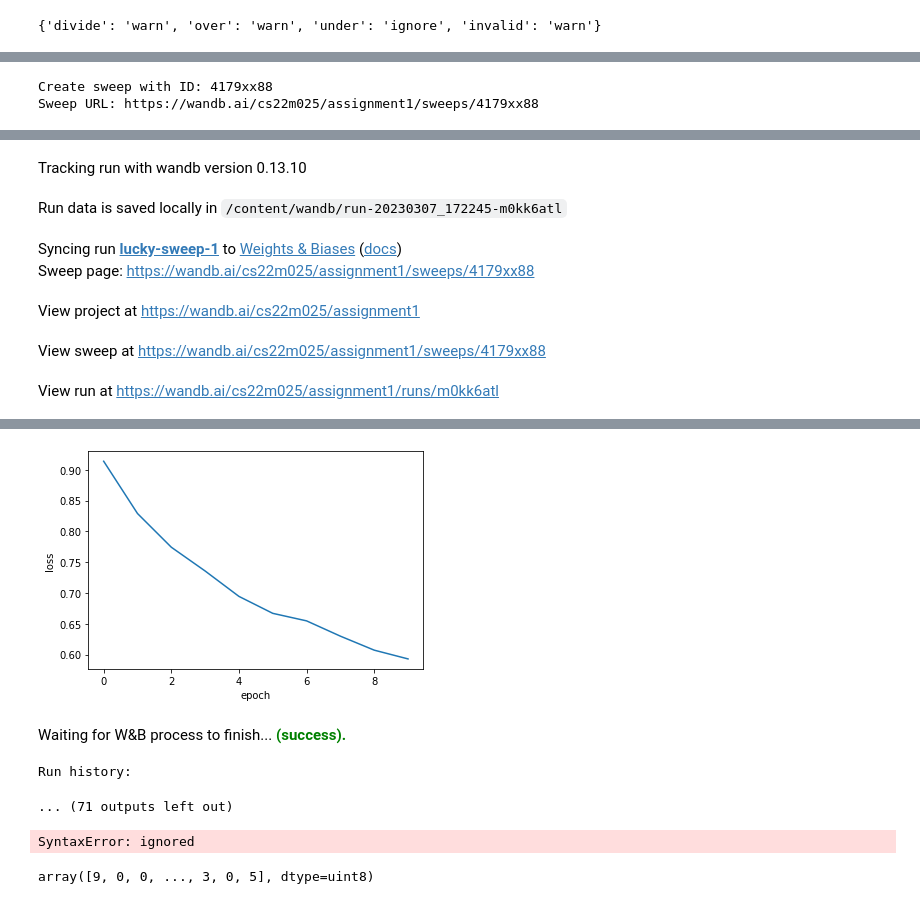
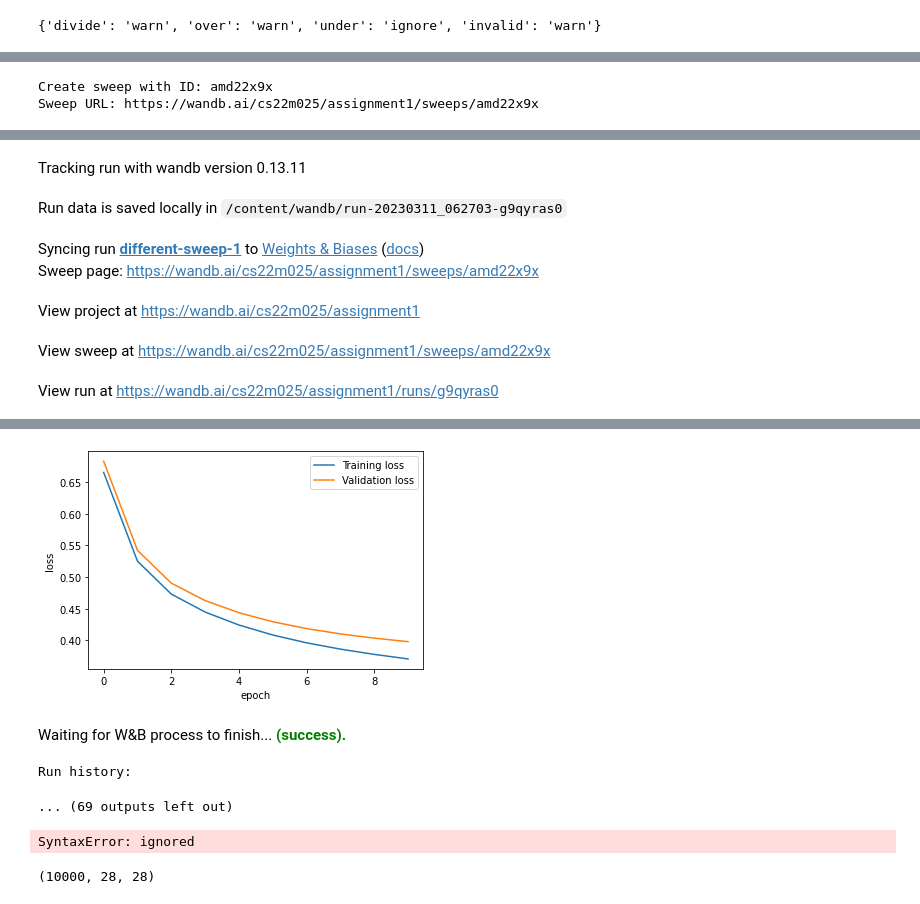
Before and after one commit to ayanasatheesh/cs6910_assignment1, a Jupyter notebook: Untitled18.ipynb, the cells around one changed output, grey strips where cells are left out. Drawn from its saved outputs; the diff is of its cells as text; code cells hidden in the pictures.

```diff
--- a/Untitled18.ipynb
+++ b/Untitled18.ipynb
@@ -618,6 +625,3 @@ def modelfit_nestrov(epoch,eta,n_layers,activation_fn,n_neurons,initialisation,n
 
 
 #(Loss,W,b)=modelfit_nestrov(5,1e-3,3,"relu",128,"xavier",784,10,test,Y_train,10,0.9,64,0.0005)
-# %%
-epoch=[i for i in range(1000)]
-plotLoss(epoch,Loss)
@@ -676,3 +679,0 @@ def modelfit_rmsprop(epoch,eta,n_layers,activation_fn,n_neurons,initialisation,n
-# %%
-epoch=[i for i in range(10)]
-plotLoss(epoch,Loss)
@@ -770,6 +771,7 @@ def modelfit_nadam(epoch,eta,n_layers,activation_fn,n_neurons,initialisation,n_i
   v_loss=[]
   print("___________________________________________________________________")
   print("Running Nadam.....")
+  print(f"{'epoch': <5}{'training loss' : ^30}{'validation loss ': <30}")
 
   for t in range(1,epoch+1):
 
@@ -785,10 +787,11 @@ def modelfit_nadam(epoch,eta,n_layers,activation_fn,n_neurons,initialisation,n_i
     training_accuracy=calc_accuracy(y_t,Y_train)
     validation_accuracy=calc_accuracy(y_v,Y_validate)
 
-    print("epoch:",t,"loss:", training_loss, validation_loss)
+    #print("epoch:",t,"loss:", training_loss, validation_loss)
+    print(f"{t : <5}{training_loss : ^30}{validation_loss : <30}")
     Loss.append(training_loss)
     v_loss.append(validation_loss)
-    #wandb.log({"training_acc": training_accuracy, "validation_accuracy": validation_accuracy, "training_loss": training_loss, "validation cost": validation_loss, 'epoch': epoch})
+    wandb.log({"validation_loss": validation_loss,"validation_accuracy": validation_accuracy,"training_loss": training_loss,"training_accuracy": training_accuracy, 'epoch': t})
 
   print("------------------------------------------------------------------")
   print("Accuracy on training data:",training_accuracy)
@@ -796,6 +799,6 @@ def modelfit_nadam(epoch,eta,n_layers,activation_fn,n_neurons,initialisation,n_i
 
   #epochs=[i for i in range(epoch)]
   #plotLoss(epochs,Loss)
-  return (Loss,W,b)
+  return (Loss,W,b,v_loss)
 
-(Loss,W,b)=modelfit_nadam(5,1e-3,5,"relu",128,"random",784,10,test,Y_train,10,0.9,0.999,1e-8,32,0.0005)
+#(Loss,W,b)=modelfit_nadam(5,1e-3,5,"relu",128,"random",784,10,test,Y_train,10,0.9,0.999,1e-8,32,0.0005)
@@ -813,3 +804,0 @@ Accuracy on validation data: 77.33333333333333
-# %%
-epoch=[i for i in range(10)]
-plotLoss(epoch,Loss)
@@ -856,5 +860,5 @@ print((count/54000)*100)
 # %%
-sweep_config = {
+'''sweep_config = {
     'method': 'random',
     'metric': { 'name': 'validation_accuracy',
       'goal': 'maximize'
@@ -863,9 +867,7 @@ sweep_config = {
         'epoch': {
             'values': [5, 10]
         },
-        'n_hidden': {
-            'values': [3, 4, 5]
-        },
+
         'n_neurons': {
             'values': [32, 64, 128]
         },
@@ -877,7 +879,7 @@ sweep_config = {
             'values': [1e-3, 1e-4]
         },
         'optimizer': {
-            'values': ['sgd', 'momentum', 'nesterov', 'rmsprop', 'adam', 'nadam' ]
+            'values': ['sgd', 'momentum', 'nag', 'rmsprop', 'adam', 'nadam' ]
         },
         'batch_size': {
             'values': [16, 32, 64]
@@ -889,15 +891,32 @@ sweep_config = {
             'values': ['relu', 'tanh', 'sigmoid']
         },
         'wgt_dec' :{
-            'values': [0, 0.0005, 0.005]
+            'values': [0, 0.0005, 0.5]
         }
     }
-}
+}'''
+sweep_config = {
+    'method': 'random',
+    'metric': { 'name': 'validation_accuracy', 'goal': 'maximize'},
+    'parameters': {'epoch': {'values': [5, 10] } ,
+                   'n_neurons': { 'values': [32, 64, 128] },
+                  'n_layers':{ 'values':[3,4,5]  },
+                   'eta': {  'values': [1e-3, 1e-4]},
+                  'optimizer': { 'values': ['sgd', 'momentum', 'nag', 'rmsprop', 'adam', 'nadam' ]},
+                  'batch_size': {'values': [16, 32, 64] },
+                  'initialisation': { 'values': ['random', 'xavier']  },
+                   'activation_fn': {  'values': ['relu', 'tanh', 'sigmoid']  },
+                   'wgt_dec' :{   'values': [0, 0.0005, 0.5]  }
+                   },
+     #'name':"ep_{}_lr_{}_hl_{}_ac_{}_nn_{}_in_{}_bs_{}_wd_{}_op_{}".format(parametrs.epoch,eta,n_layers, activation_fn, n_neurons,initialisation, batch_size,optimizer, wgt_dec)
+  }
 
 def train():
-    run=wandb.init(project="assignment1")
+    run=wandb.init(project="assignment1",entity="cs22m025")
     config = wandb.config
-    (Loss,W,b)=network_train(config.epoch,config.eta,config.n_layers,config.activation_fn,config.n_neurons,config.initialisation,test,Y_train,config.batch_size,config.wgt_dec,config.optimizer,n_inputneurons=784,n_outputneurons=10,n_classes=10,beta=0.9,beta1=0.9,beta2=0.999,epsilon=1e-8)
+    wandb.run.name="ep_{}_lr_{}_hl_{}_ac_{}_nn_{}_in_{}_bs_{}_wd_{}_op_{}".format(config.epoch,config.eta,config.n_layers, config.activation_fn, config.n_neurons,config.initialisation, config.batch_size,config.optimizer, config.wgt_dec)
+    wandb.run.save
+    (Loss,W,b,v_loss)=network_train(config.epoch,config.eta,config.n_layers,config.activation_fn,config.n_neurons,config.initialisation,test,Y_train,config.batch_size,config.wgt_dec,config.optimizer,n_inputneurons=784,n_outputneurons=10,n_classes=10,beta=0.9,beta1=0.9,beta2=0.999,epsilon=1e-8)
     run.finish()
 
 
@@ -906,5 +925,5 @@ sweep_id = wandb.sweep(sweep=sweep_config, project="assignment1")
 
 wandb.agent(sweep_id, function=train,count=5)
 # %% [output]
-Create sweep with ID: 4179xx88
-Sweep URL: https://wandb.ai/cs22m025/assignment1/sweeps/4179xx88
+Create sweep with ID: amd22x9x
+Sweep URL: https://wandb.ai/cs22m025/assignment1/sweeps/amd22x9x
@@ -923,9 +940,9 @@ Failed to detect the name of this notebook, you can set it manually with the WAN
 wandb: WARNING Ignored wandb.init() arg project when running a sweep.
-Tracking run with wandb version 0.13.10
+Tracking run with wandb version 0.13.11
-Run data is saved locally in /content/wandb/run-20230307_172245-m0kk6atl
+Run data is saved locally in /content/wandb/run-20230311_062703-g9qyras0
-Syncing run lucky-sweep-1 to Weights & Biases (docs)
-Sweep page: https://wandb.ai/cs22m025/assignment1/sweeps/4179xx88
+Syncing run different-sweep-1 to Weights & Biases (docs)
+Sweep page: https://wandb.ai/cs22m025/assignment1/sweeps/amd22x9x
 View project at https://wandb.ai/cs22m025/assignment1
-View sweep at https://wandb.ai/cs22m025/assignment1/sweeps/4179xx88
+View sweep at https://wandb.ai/cs22m025/assignment1/sweeps/amd22x9x
-View run at https://wandb.ai/cs22m025/assignment1/runs/m0kk6atl
+View run at https://wandb.ai/cs22m025/assignment1/runs/g9qyras0
 ___________________________________________________________________
@@ -946,4 +964,4 @@ Accuracy on validation data: 75.14999999999999
-[figure, old version]
+[figure, new version]
 Waiting for W&B process to finish... (success).
 Run history:
-... (71 outputs left out)
+... (69 outputs left out)
@@ -994,7 +1010,7 @@ def log_confusion_matrix(y_true, y_pred, class_names, run):
     plt.xlabel('Predicted label')
     wandb.log({ "confusion_matrix": wandb.Image(plt) }, run=run)
     plt.close()
-# %%
-y_out
-# %% [output]
-array([9, 0, 0, ..., 3, 0, 5], dtype=uint8)
+# %%
+X_test.shape
+# %% [output]
+(10000, 28, 28)
```
Also changed, not shown: parts of 29 cells of this notebook.
